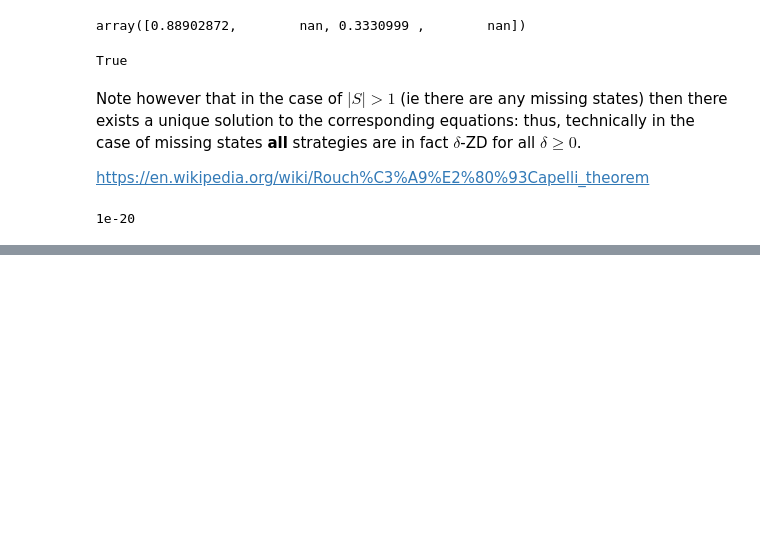
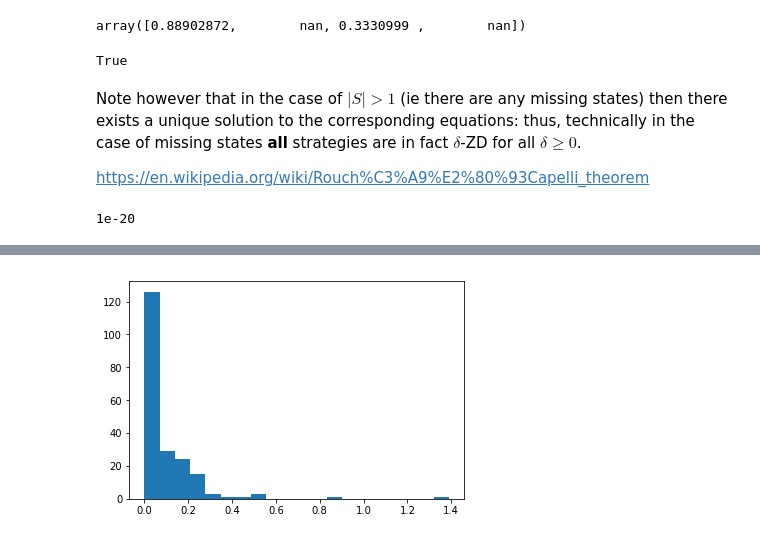
Before and after one commit to drvinceknight/testing_for_ZD, a Jupyter notebook: main.ipynb, the cells around one changed output, grey strips where cells are left out. Cells and saved outputs as stored; diff of their text form; code cells hidden in the pictures; blank space fills up the shorter version.

```diff
--- a/main.ipynb
+++ b/main.ipynb
@@ -270,0 +293,5 @@ KeyboardInterrupt:
+# %%
+df = pd.read_csv("data/processed/full/std/overall/main.csv")
+player_names = [s.name for s in axl.strategies if not s.classifier["long_run_time"]]
+df["Player name"] = df.apply(lambda row: player_names[row["Player index"]], axis=1)
+df.sort_values("Score", ascending=False)
@@ -291,0 +329,4 @@ df
+# %%
+plt.hist(df["delta"], bins=20);
+# %% [output]
+[figure, added]
```
Also changed, not shown: parts of 25 cells of this notebook, 2 other files.
